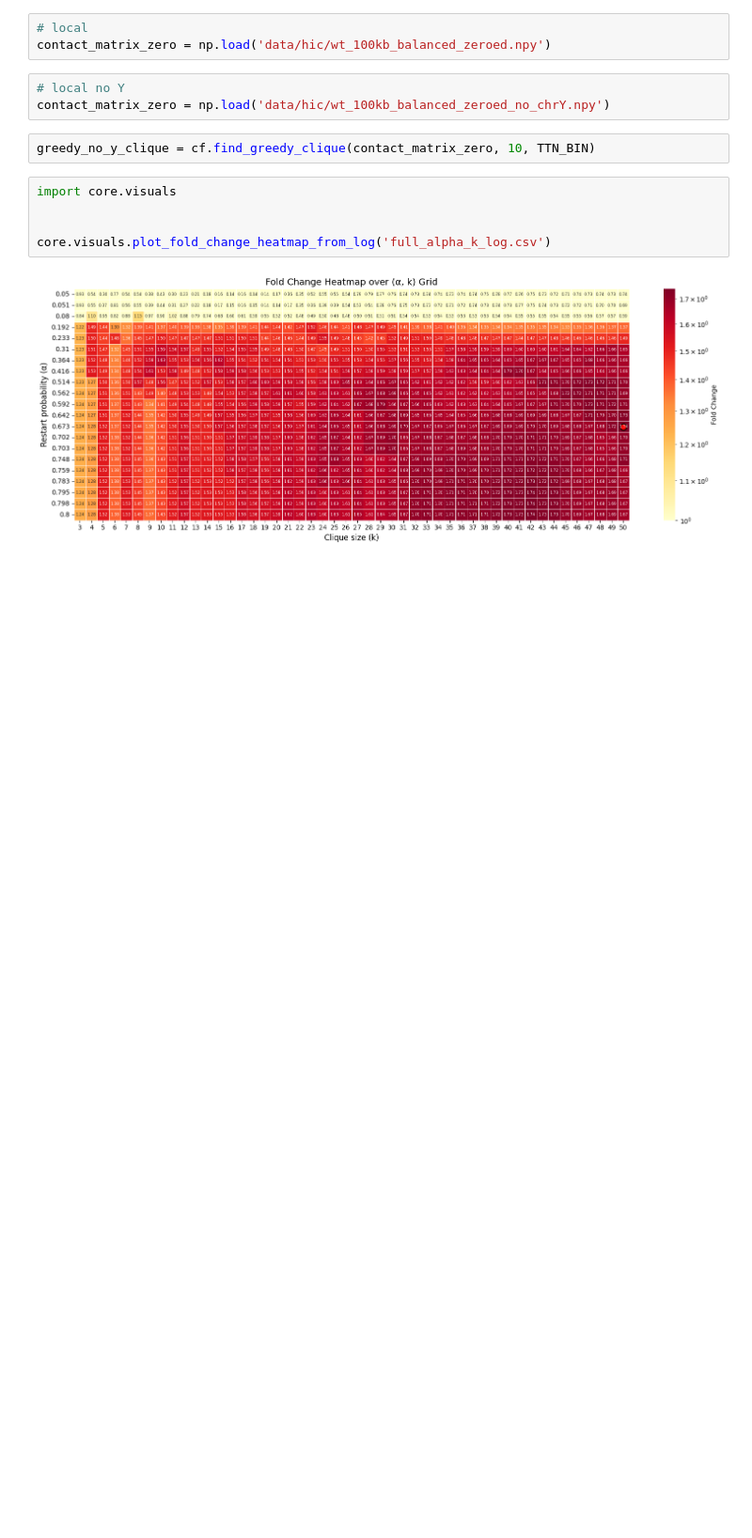
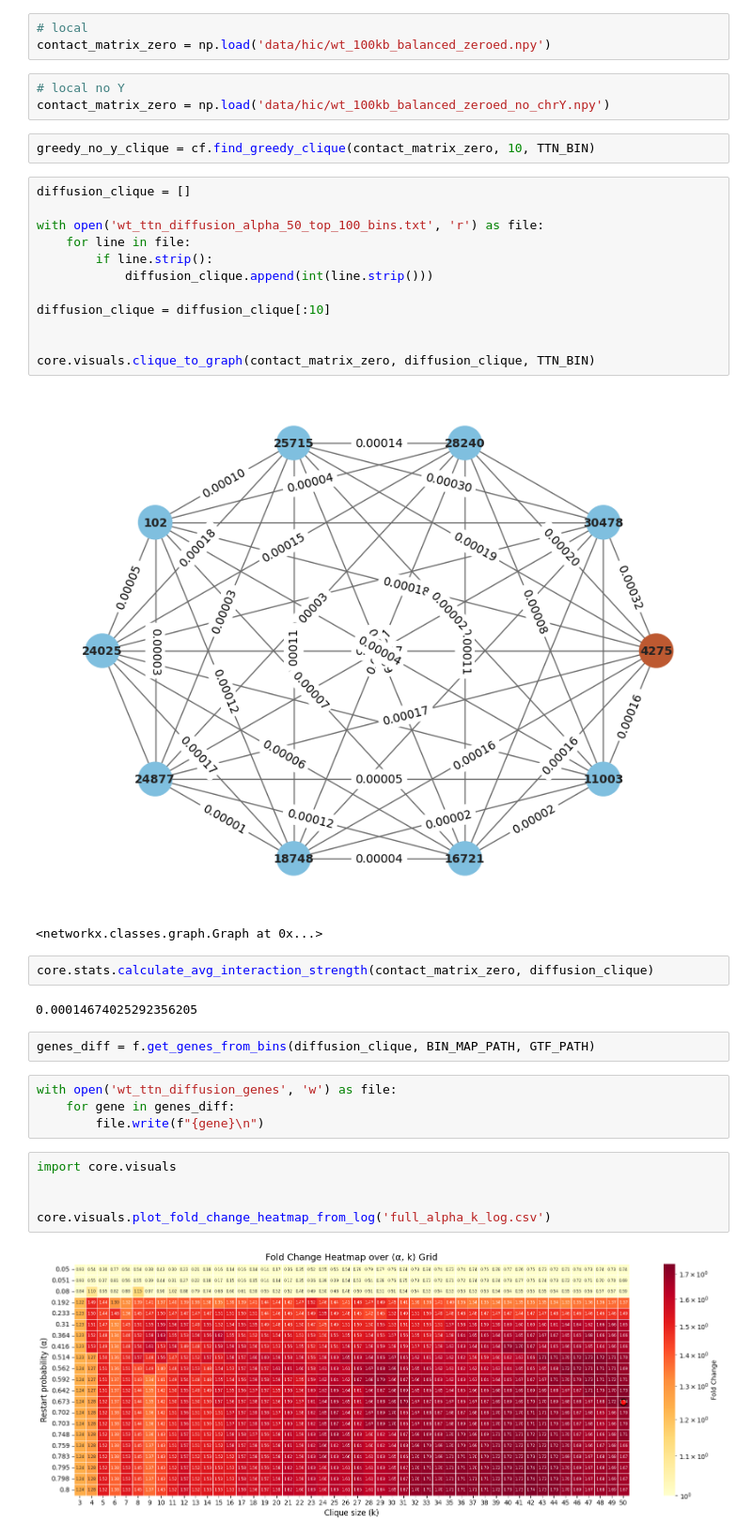
Before and after one commit to ethanoutangoun/chromatin-heart-dev, a Jupyter notebook: ttn_bin_selection.ipynb, the cells around one changed output. Shown at 94% size. Cells and saved outputs as stored; diff of their text form; blank space fills up the shorter version.

Commit message:
add diffusion res with alpha0.5

```diff
--- a/ttn_bin_selection.ipynb
+++ b/ttn_bin_selection.ipynb
@@ -51,6 +51,31 @@ contact_matrix_zero = np.load('data/hic/wt_100kb_balanced_zeroed.npy')
 contact_matrix_zero = np.load('data/hic/wt_100kb_balanced_zeroed_no_chrY.npy')
 # %%
 greedy_no_y_clique = cf.find_greedy_clique(contact_matrix_zero, 10, TTN_BIN)
+# %%
+diffusion_clique = []
+
+with open('wt_ttn_diffusion_alpha_50_top_100_bins.txt', 'r') as file:
+    for line in file:
+        if line.strip():
+            diffusion_clique.append(int(line.strip()))
+
+diffusion_clique = diffusion_clique[:10]
+
+
+core.visuals.clique_to_graph(contact_matrix_zero, diffusion_clique, TTN_BIN)
+# %% [output]
+[figure, added]
+<networkx.classes.graph.Graph at 0x...>
+# %%
+core.stats.calculate_avg_interaction_strength(contact_matrix_zero, diffusion_clique)
+# %% [output]
+0.00014674025292356205
+# %%
+genes_diff = f.get_genes_from_bins(diffusion_clique, BIN_MAP_PATH, GTF_PATH)
+# %%
+with open('wt_ttn_diffusion_genes', 'w') as file:
+    for gene in genes_diff:
+        file.write(f"{gene}\n")
 # %%
 import core.visuals
 
```
Also changed, not shown: 2 other files.
